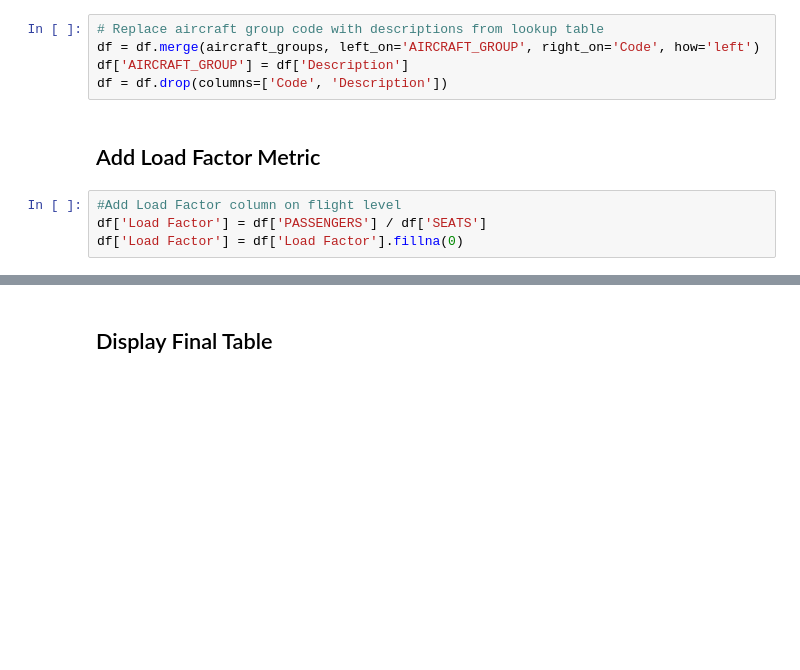
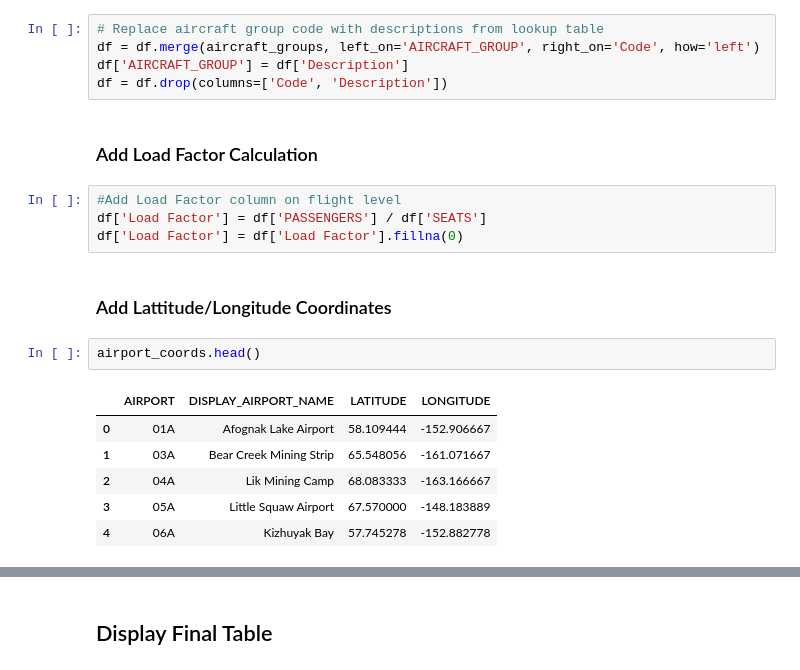
Before and after one commit to admacpherson/T-100-Aviation-Data, a Jupyter notebook: Tableau Dataset.ipynb, the cells around one changed output, grey strips where cells are left out. Saved outputs shown, nothing was run; the diff lists cells and outputs as text; blank space fills up the shorter version.

```diff
--- a/Tableau Dataset.ipynb
+++ b/Tableau Dataset.ipynb
@@ -149,9 +149,20 @@ aircraft_groups.head()
 df = df.merge(aircraft_groups, left_on='AIRCRAFT_GROUP', right_on='Code', how='left')
 df['AIRCRAFT_GROUP'] = df['Description']
 df = df.drop(columns=['Code', 'Description'])
-# %% [markdown]
-<h2>Add Load Factor Metric</h2>
+# %% [markdown]
+<h3>Add Load Factor Calculation</h3>
 # %%
 #Add Load Factor column on flight level
 df['Load Factor'] = df['PASSENGERS'] / df['SEATS']
 df['Load Factor'] = df['Load Factor'].fillna(0)
+# %% [markdown]
+<h3>Add Lattitude/Longitude Coordinates</h3>
+# %%
+airport_coords.head()
+# %% [output]
+|  | AIRPORT | DISPLAY_AIRPORT_NAME | LATITUDE | LONGITUDE |
+| 0 | 01A | Afognak Lake Airport | 58.109444 | -152.906667 |
+| 1 | 03A | Bear Creek Mining Strip | 65.548056 | -161.071667 |
+| 2 | 04A | Lik Mining Camp | 68.083333 | -163.166667 |
+| 3 | 05A | Little Squaw Airport | 67.570000 | -148.183889 |
+| 4 | 06A | Kizhuyak Bay | 57.745278 | -152.882778 |
```
Also changed, not shown: parts of 3 cells of this notebook.
